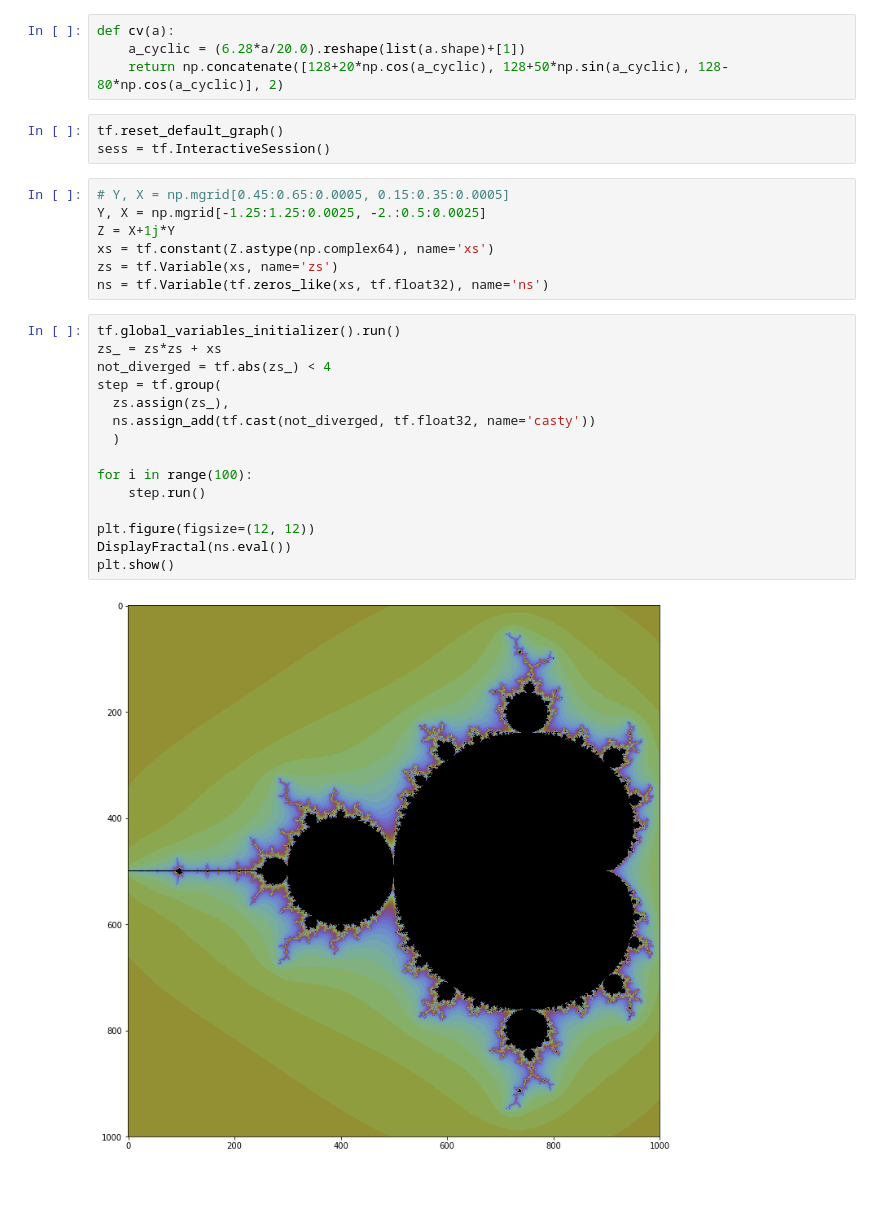
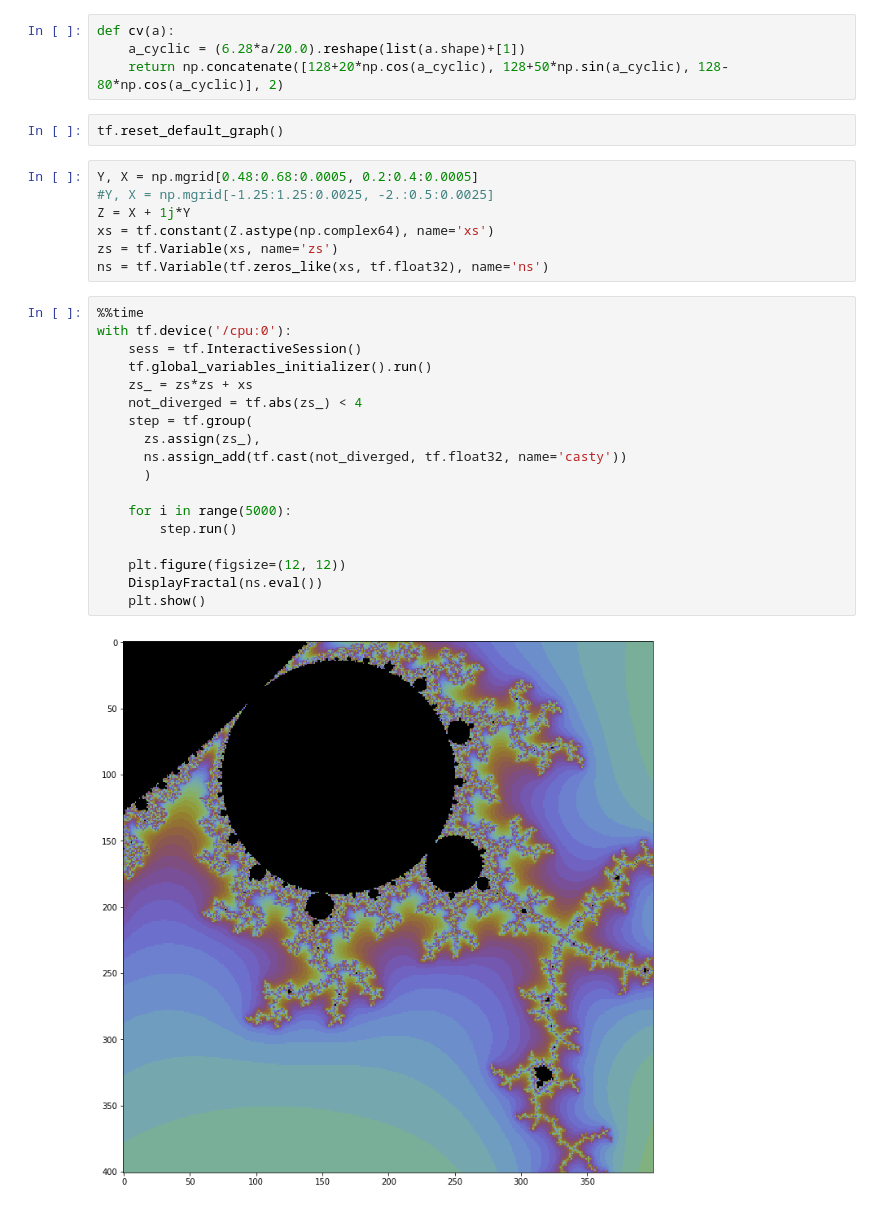
Before and after one commit to tp-nscan/SharedIpynb, a Jupyter notebook: tfMandy.ipynb, the cells around one changed output. Saved outputs shown, nothing was run; the diff lists cells and outputs as text.

```diff
--- a/tfMandy.ipynb
+++ b/tfMandy.ipynb
@@ -30,28 +30,30 @@ def cv(a):
     return np.concatenate([128+20*np.cos(a_cyclic), 128+50*np.sin(a_cyclic), 128-80*np.cos(a_cyclic)], 2)
 # %%
 tf.reset_default_graph()
-sess = tf.InteractiveSession()
 # %%
-# Y, X = np.mgrid[0.45:0.65:0.0005, 0.15:0.35:0.0005]
-Y, X = np.mgrid[-1.25:1.25:0.0025, -2.:0.5:0.0025]
-Z = X+1j*Y
+Y, X = np.mgrid[0.48:0.68:0.0005, 0.2:0.4:0.0005]
+#Y, X = np.mgrid[-1.25:1.25:0.0025, -2.:0.5:0.0025]
+Z = X + 1j*Y
 xs = tf.constant(Z.astype(np.complex64), name='xs')
 zs = tf.Variable(xs, name='zs')
 ns = tf.Variable(tf.zeros_like(xs, tf.float32), name='ns')
 # %%
-tf.global_variables_initializer().run()
-zs_ = zs*zs + xs
-not_diverged = tf.abs(zs_) < 4
-step = tf.group(
-  zs.assign(zs_),
-  ns.assign_add(tf.cast(not_diverged, tf.float32, name='casty'))
-  )
+%%time
+with tf.device('/cpu:0'):
+    sess = tf.InteractiveSession()
+    tf.global_variables_initializer().run()
+    zs_ = zs*zs + xs
+    not_diverged = tf.abs(zs_) < 4
+    step = tf.group(
+      zs.assign(zs_),
+      ns.assign_add(tf.cast(not_diverged, tf.float32, name='casty'))
+      )
 
-for i in range(100):
-    step.run()
+    for i in range(5000):
+        step.run()
 
-plt.figure(figsize=(12, 12))
-DisplayFractal(ns.eval())
-plt.show()
+    plt.figure(figsize=(12, 12))
+    DisplayFractal(ns.eval())
+    plt.show()
 # %% [output]
-[figure, old version]
+[figure, new version]
```
Also changed, not shown: parts of 6 cells of this notebook, 11 other files.
